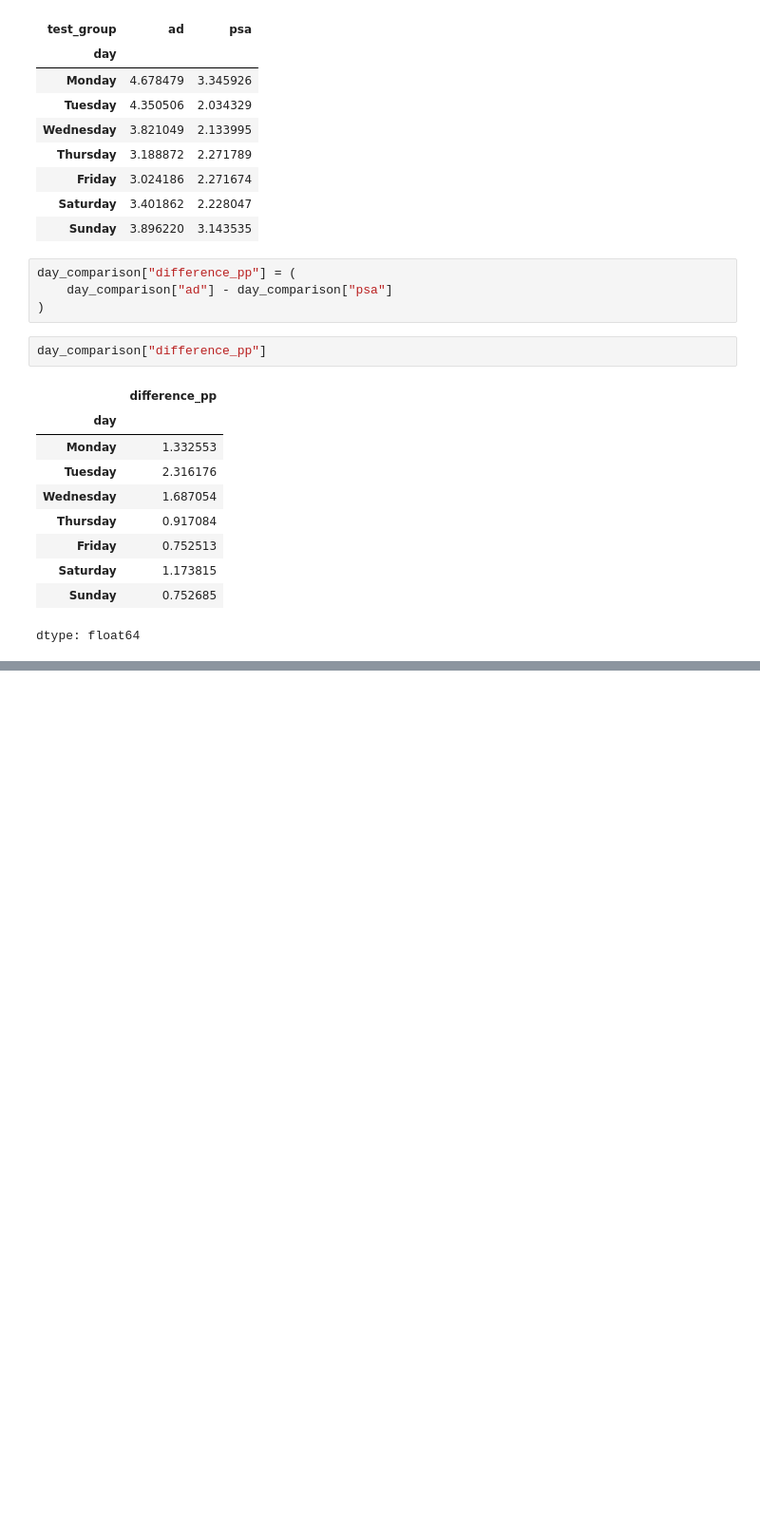
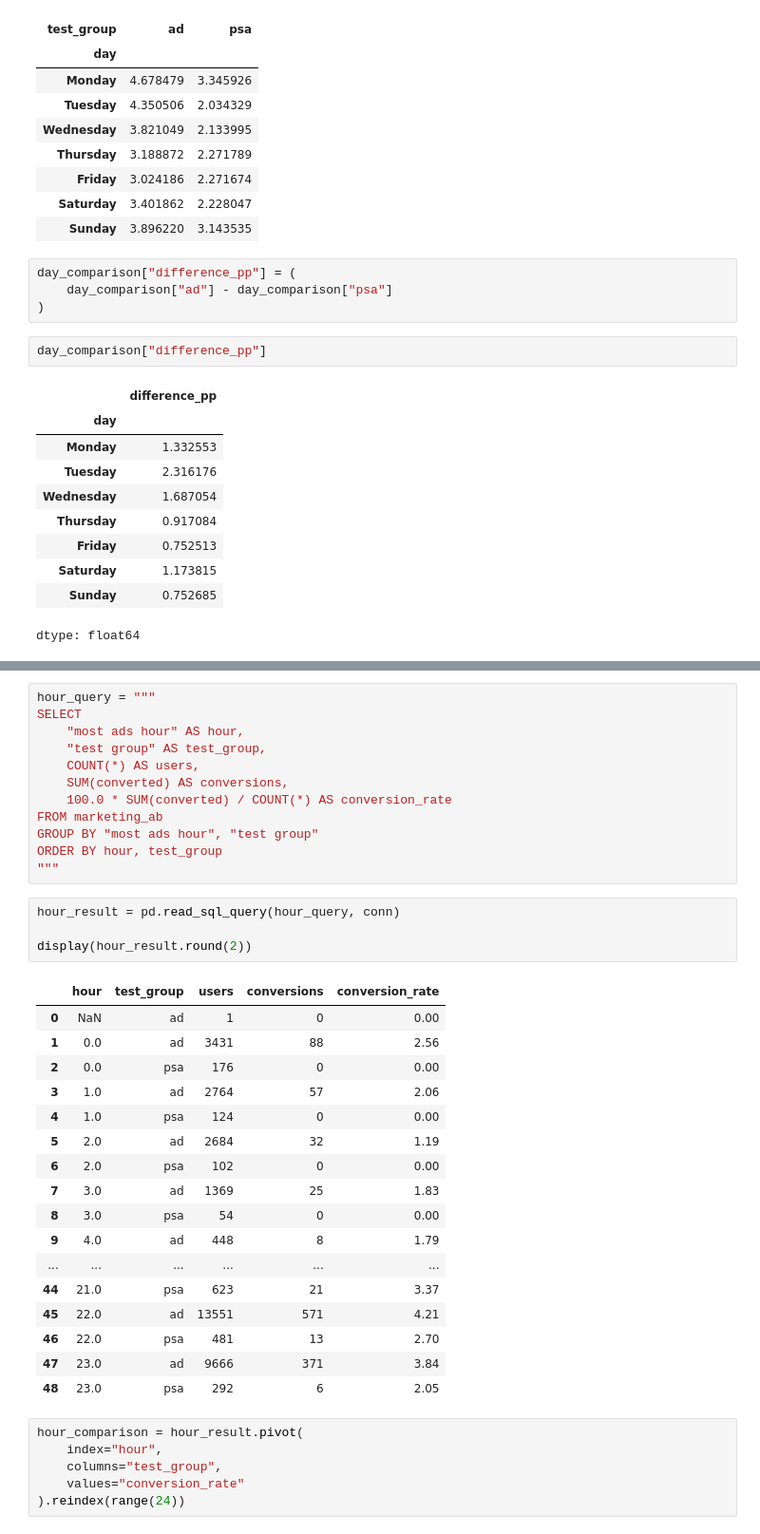
Before and after one commit to mehakgupta0406/marketing-ab-test-analysis, a Jupyter notebook: Marketing_ab_testing.ipynb, the cells around one changed output, grey strips where cells are left out. Shown at 95% size. Saved outputs shown, nothing was run; the diff lists cells and outputs as text; blank space fills up the shorter version.

```diff
--- a/Marketing_ab_testing.ipynb
+++ b/Marketing_ab_testing.ipynb
@@ -376,0 +414,40 @@ dtype: float64
+# %%
+hour_query = """
+SELECT
+    "most ads hour" AS hour,
+    "test group" AS test_group,
+    COUNT(*) AS users,
+    SUM(converted) AS conversions,
+    100.0 * SUM(converted) / COUNT(*) AS conversion_rate
+FROM marketing_ab
+GROUP BY "most ads hour", "test group"
+ORDER BY hour, test_group
+"""
+# %%
+hour_result = pd.read_sql_query(hour_query, conn)
+
+display(hour_result.round(2))
+# %% [output]
+|  | hour | test_group | users | conversions | conversion_rate |
+| 0 | NaN | ad | 1 | 0 | 0.00 |
+| 1 | 0.0 | ad | 3431 | 88 | 2.56 |
+| 2 | 0.0 | psa | 176 | 0 | 0.00 |
+| 3 | 1.0 | ad | 2764 | 57 | 2.06 |
+| 4 | 1.0 | psa | 124 | 0 | 0.00 |
+| 5 | 2.0 | ad | 2684 | 32 | 1.19 |
+| 6 | 2.0 | psa | 102 | 0 | 0.00 |
+| 7 | 3.0 | ad | 1369 | 25 | 1.83 |
+| 8 | 3.0 | psa | 54 | 0 | 0.00 |
+| 9 | 4.0 | ad | 448 | 8 | 1.79 |
+| ... | ... | ... | ... | ... | ... |
+| 44 | 21.0 | psa | 623 | 21 | 3.37 |
+| 45 | 22.0 | ad | 13551 | 571 | 4.21 |
+| 46 | 22.0 | psa | 481 | 13 | 2.70 |
+| 47 | 23.0 | ad | 9666 | 371 | 3.84 |
+| 48 | 23.0 | psa | 292 | 6 | 2.05 |
+# %%
+hour_comparison = hour_result.pivot(
+    index="hour",
+    columns="test_group",
+    values="conversion_rate"
+).reindex(range(24))
```
Also changed, not shown: parts of 10 cells of this notebook.
